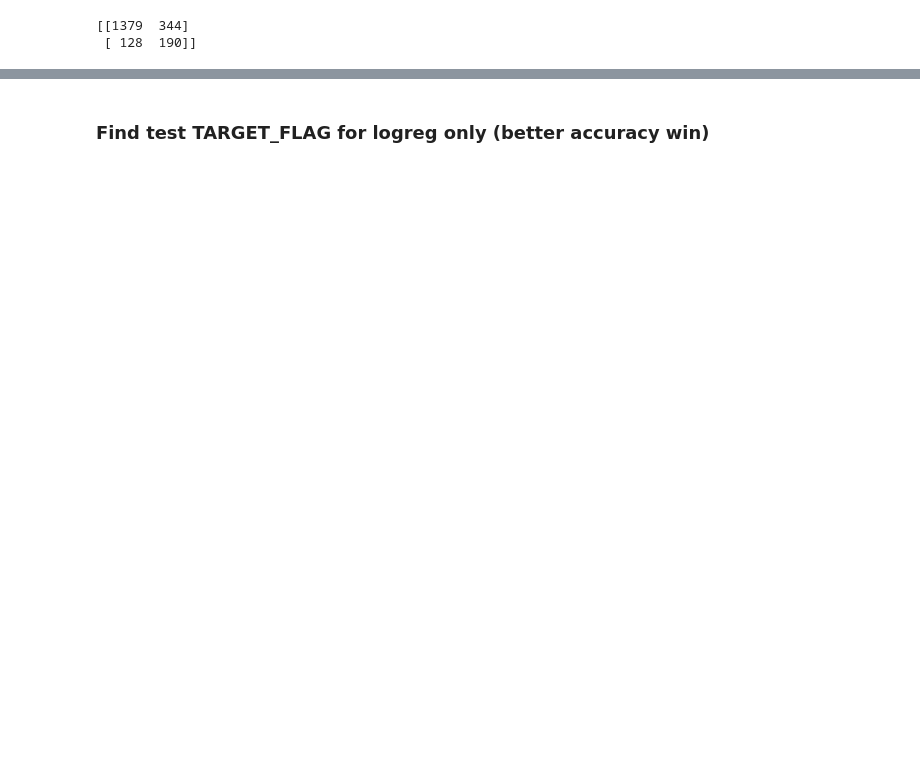
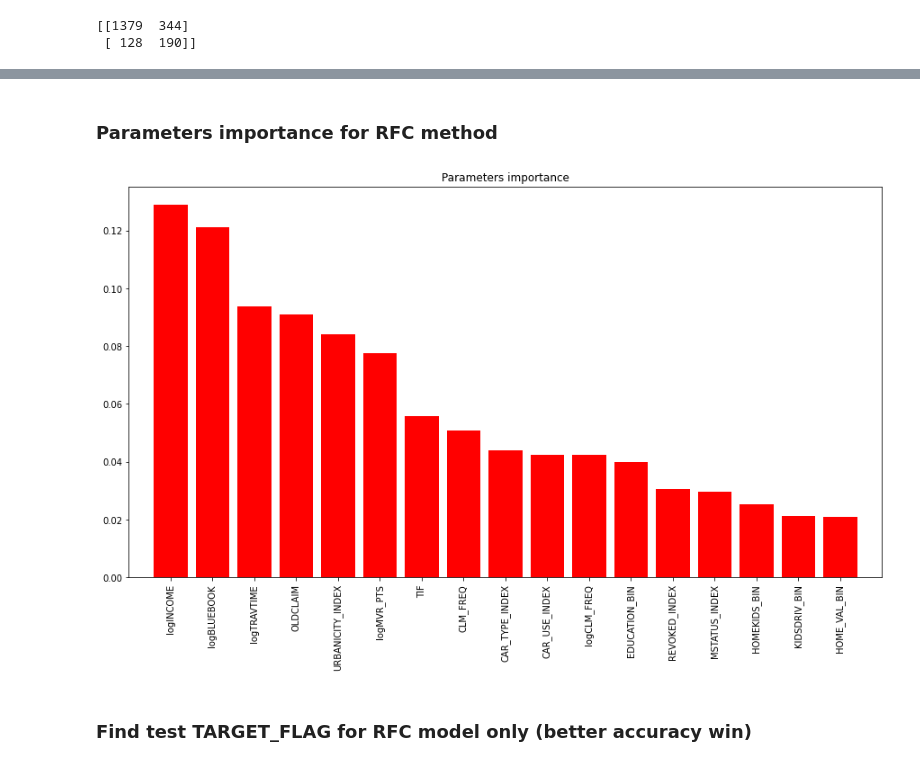
Before and after one commit to rousseauv/DU-test, a Jupyter notebook: data-modelling.ipynb, the cells around one changed output, grey strips where cells are left out. Cells and saved outputs as stored; diff of their text form; code cells hidden in the pictures; blank space fills up the shorter version.

Commit message:
Add two other algorithms (gradient boost, random forest)

```diff
--- a/data-modelling.ipynb
+++ b/data-modelling.ipynb
@@ -37,4 +39,6 @@ KNN_model = KNeighborsClassifier(n_neighbors=100)
 # %%
 logreg_model = LogisticRegression(max_iter=300)
 # %%
-clf_model = tree.DecisionTreeClassifier()
+XGB_model = XGBClassifier()
+# %%
+RFC_model = RandomForestClassifier(max_depth=10, n_estimators=300, random_state=0)
@@ -51,5 +57,5 @@ logreg_model.fit(X_train, y_train)
 # %% [output]
 LogisticRegression(max_iter=300)
 # %%
-clf_model.fit(X_train, y_train)
+XGB_model.fit(X_train, y_train)
 # %% [output]
@@ -58,0 +71,2 @@ SVC_prediction = SVC_model.predict(X_test)
+# %%
+RFC_model.fit(X_train, y_train)
@@ -104,5 +201,29 @@ print(confusion_matrix(logreg_prediction, y_test))
+# %% [markdown]
+### Parameters importance for RFC method
+# %%
+features = list(X.columns)
+importances = RFC_model.feature_importances_
+std = np.std([RFC_model.feature_importances_ for tree in RFC_model.estimators_], axis=0)
+indices = np.argsort(importances)[::-1]
+
+import matplotlib.pyplot as plt
+
+plt.figure(figsize=(15, 8))
+plt.title("Parameters importance")
+plt.bar(
+    range(X.shape[1]),
+    importances[indices],
+    color="r",
+    yerr=std[indices],
+    align="center",
+)
+plt.xticks(range(X.shape[1]), [features[i] for i in indices], rotation=90)
+plt.xlim([-1, X.shape[1]])
+plt.show()
+# %% [output]
+[figure, added]
 # %% [markdown]
-### Find test TARGET_FLAG for logreg only (better accuracy win)
+### Find test TARGET_FLAG for RFC model only (better accuracy win)
 # %%
 X_target = df_test[['KIDSDRIV_BIN', 'HOMEKIDS_BIN', 'URBANICITY_INDEX', 'HOME_VAL_BIN', 'logMVR_PTS', 'REVOKED_INDEX', 'logCLM_FREQ', 'CLM_FREQ', 'OLDCLAIM', 'CAR_TYPE_INDEX', 'TIF', 'logBLUEBOOK', 'CAR_USE_INDEX', 'logTRAVTIME', 'EDUCATION_BIN', 'MSTATUS_INDEX', 'logINCOME']]
 # %%
```
Also changed, not shown: parts of 26 cells of this notebook.
